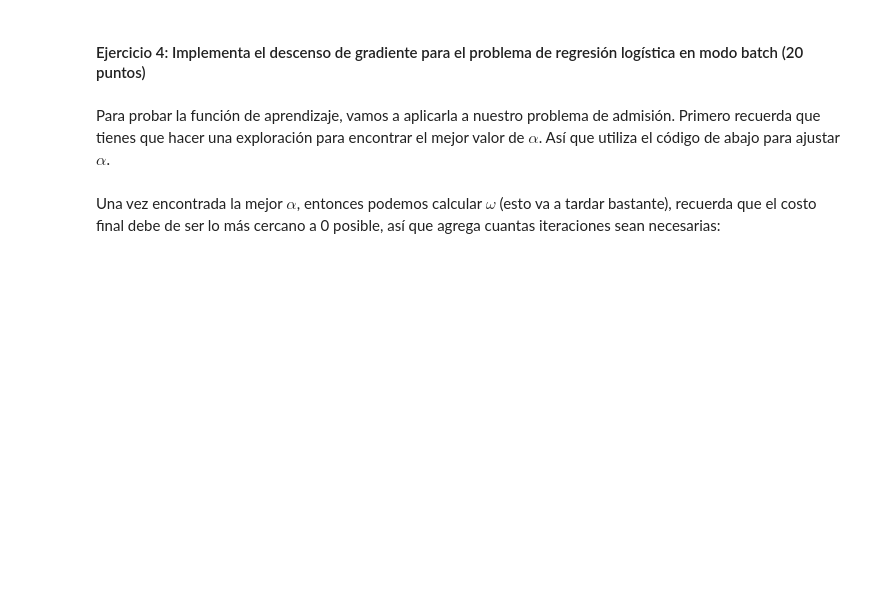
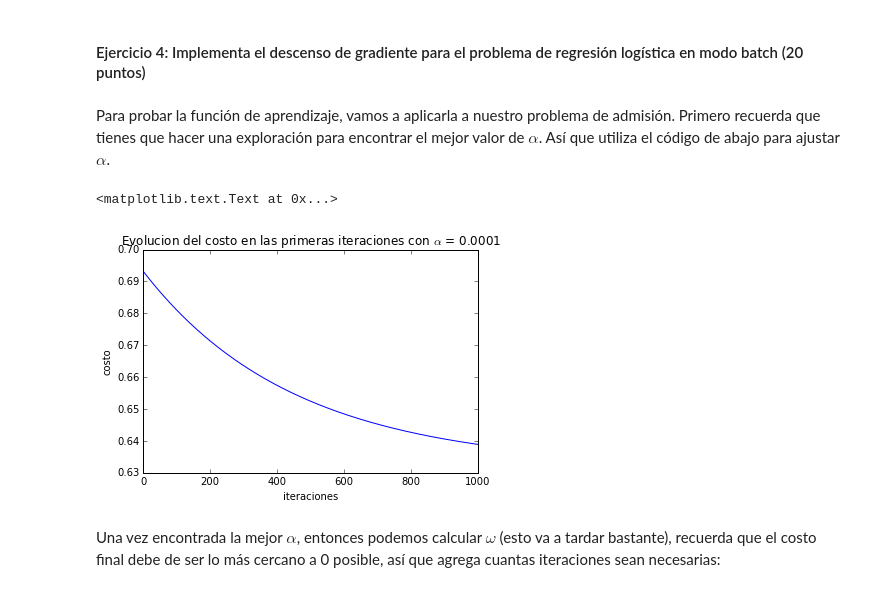
Before and after one commit to cursoRdP-unison/logistica, a Jupyter notebook: regresion_logistica.ipynb, the cells around one changed output. Drawn from its saved outputs; the diff is of its cells as text; code cells hidden in the pictures; blank space fills up the shorter version.

```diff
--- a/regresion_logistica.ipynb
+++ b/regresion_logistica.ipynb
@@ -236,7 +239,12 @@ def descenso_rl_lotes(x, y, alpha, epsilon=1e-4, max_iter=int(1e4), costos=False
         #
         # Recuerda utilizar las funciones que ya has desarrollado
 
+        a=gradiente(w,x,y)
+        costo_hist[iter]=costo(w,x,y)
 
+        if(np.abs(a)).max() < epsilon:
+            return w
+        w += -alpha/(2.0*T)*a
 
 
 
@@ -250,13 +258,19 @@ def descenso_rl_lotes(x, y, alpha, epsilon=1e-4, max_iter=int(1e4), costos=False
 Para probar la función de aprendizaje, vamos a aplicarla a nuestro problema de admisión. Primero recuerda que tienes que hacer una exploración para encontrar el mejor valor de $\alpha$. Así que utiliza el código de abajo para ajustar $\alpha$.
 # %%
 alpha = 1e-4
-mi = 50
+mi = 1000
+
+#los valores cambian
+#cuando mi=50,mi=100,mi=1000
 _, costo_hist = descenso_rl_lotes(x, y, alpha, epsilon=1e-4, max_iter=mi, costos=True)
 
 plt.plot(np.arange(mi), costo_hist)
 plt.title(r'Evolucion del costo en las primeras iteraciones con $\alpha$ = ' + str(alpha))
 plt.xlabel('iteraciones')
 plt.ylabel('costo')
+# %% [output]
+<matplotlib.text.Text at 0x...>
+[figure, added]
 # %% [markdown]
 Una vez encontrada la mejor $\alpha$, entonces podemos calcular $\omega$ (esto va a tardar bastante), recuerda que el costo final debe de ser lo más cercano a 0 posible, así que agrega cuantas iteraciones sean necesarias:
 # %%
```
Also changed, not shown: parts of 1 cell of this notebook.
